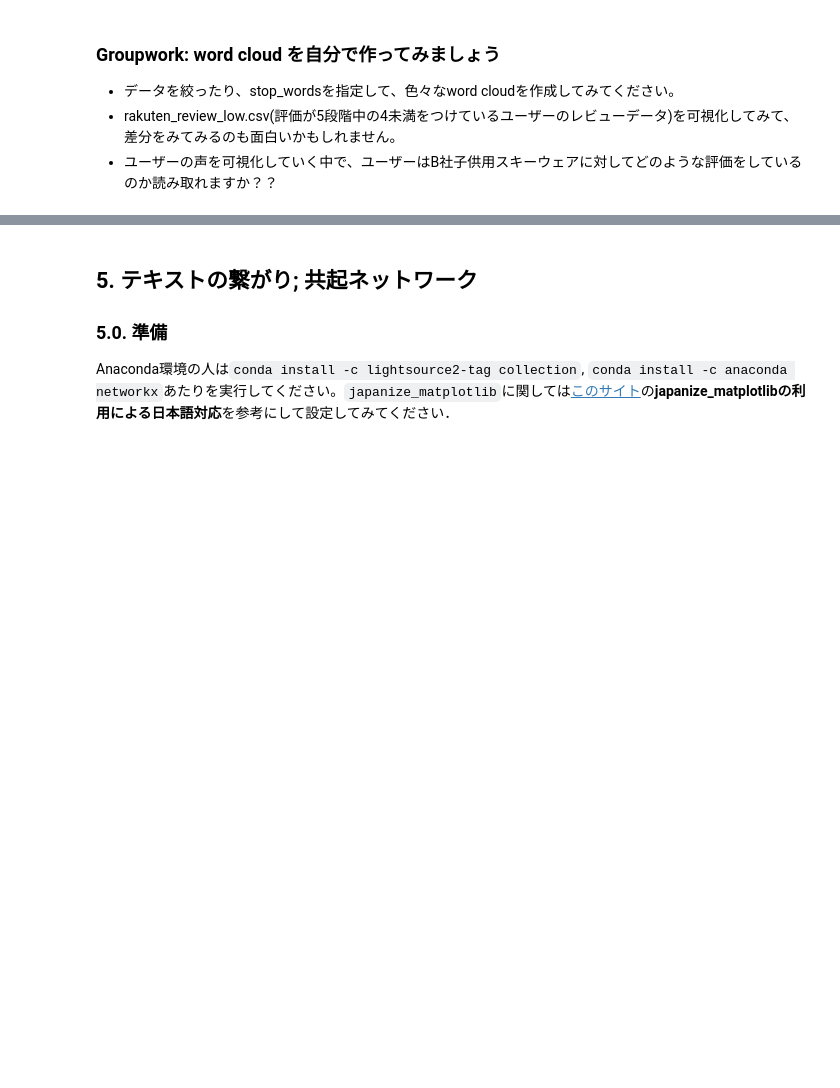
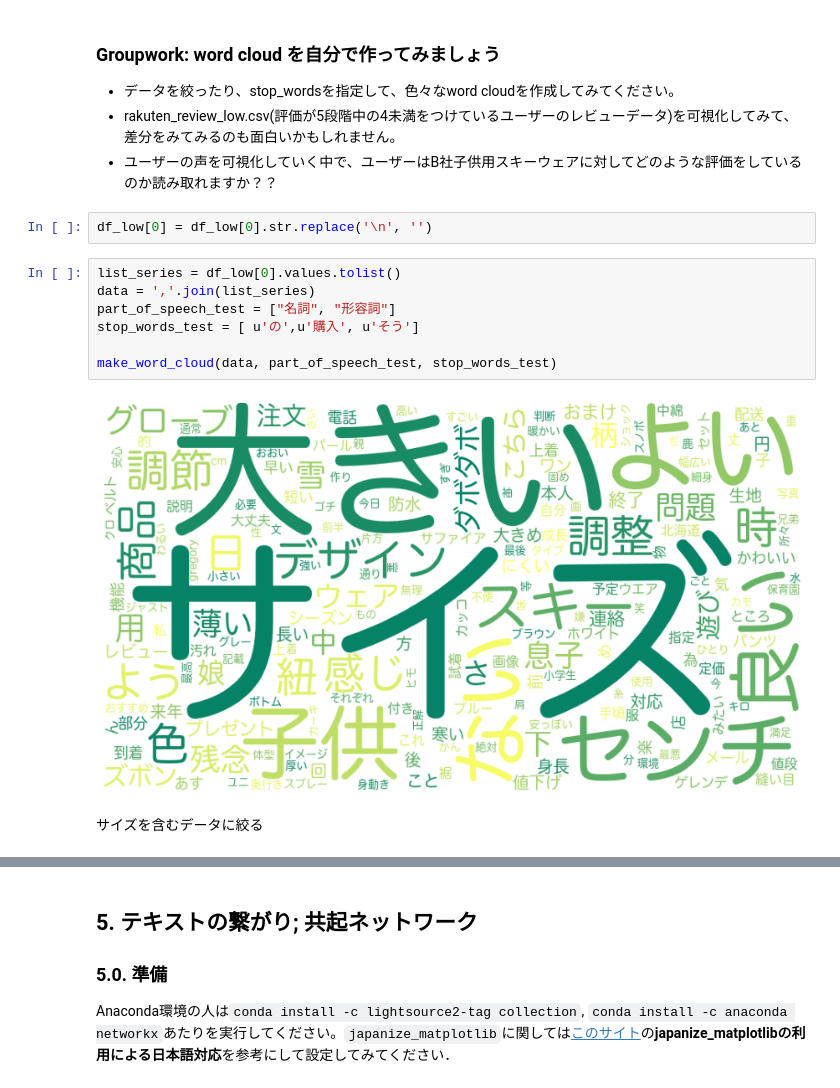
Before and after one commit to TomoyaOzawa-DA/Datact, a Jupyter notebook: TextMining/TextMining.ipynb, the cells around one changed output, grey strips where cells are left out. Drawn from its saved outputs; the diff is of its cells as text; blank space fills up the shorter version.

```diff
--- a/TextMining/TextMining.ipynb
+++ b/TextMining/TextMining.ipynb
@@ -446,3 +493,16 @@ df_high_size.head()
 - データを絞ったり、stop_wordsを指定して、色々なword cloudを作成してみてください。
 - rakuten_review_low.csv(評価が5段階中の4未満をつけているユーザーのレビューデータ)を可視化してみて、差分をみてみるのも面白いかもしれません。
 - ユーザーの声を可視化していく中で、ユーザーはB社子供用スキーウェアに対してどのような評価をしているのか読み取れますか？？
+# %%
+df_low[0] = df_low[0].str.replace('\n', '')
+# %%
+list_series = df_low[0].values.tolist()
+data = ','.join(list_series)
+part_of_speech_test = ["名詞", "形容詞"]
+stop_words_test = [ u'の',u'購入', u'そう']
+
+make_word_cloud(data, part_of_speech_test, stop_words_test)
+# %% [output]
+[figure, added]
+# %% [markdown]
+サイズを含むデータに絞る
```
Also changed, not shown: parts of 26 cells of this notebook.
